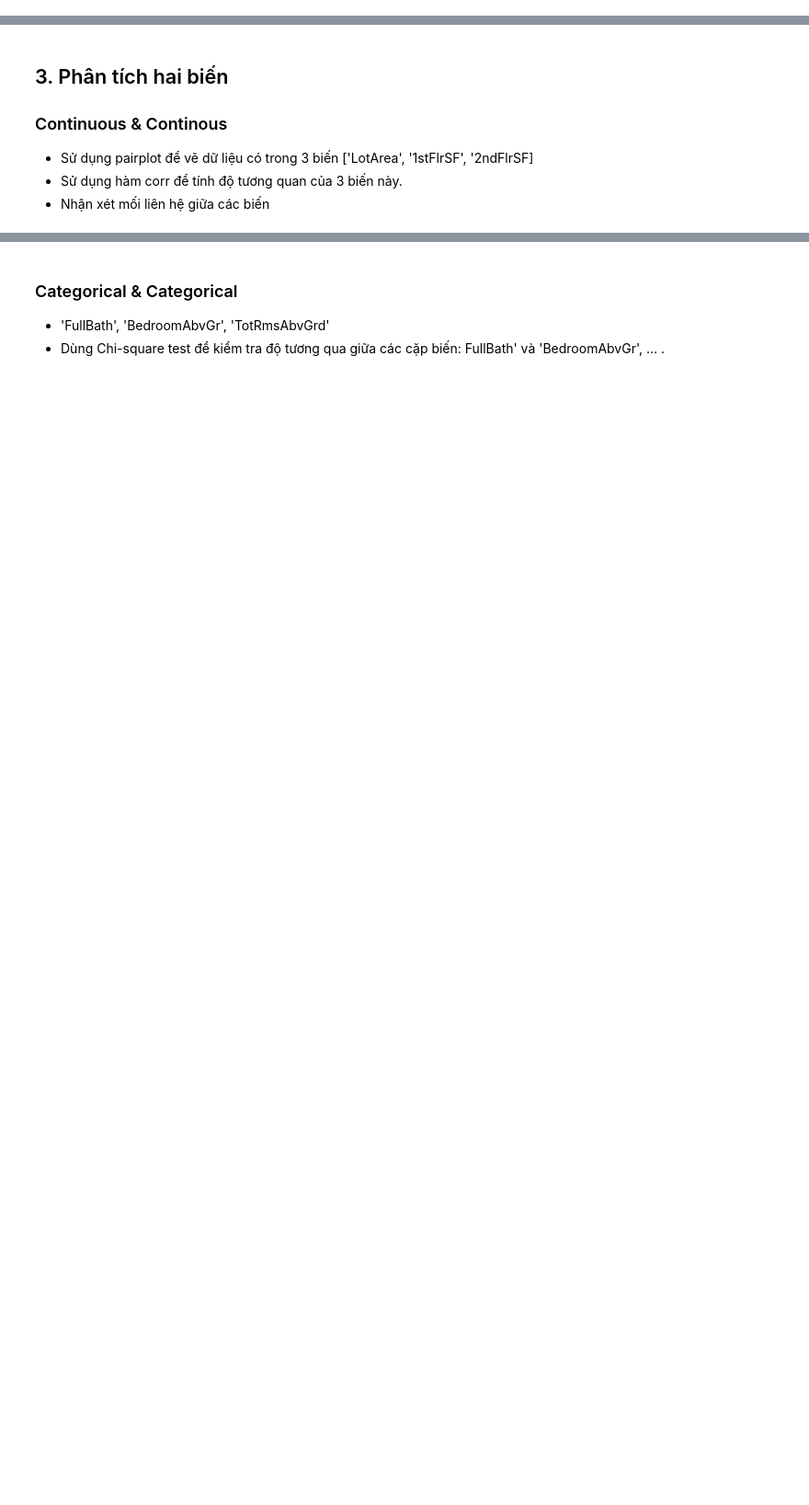
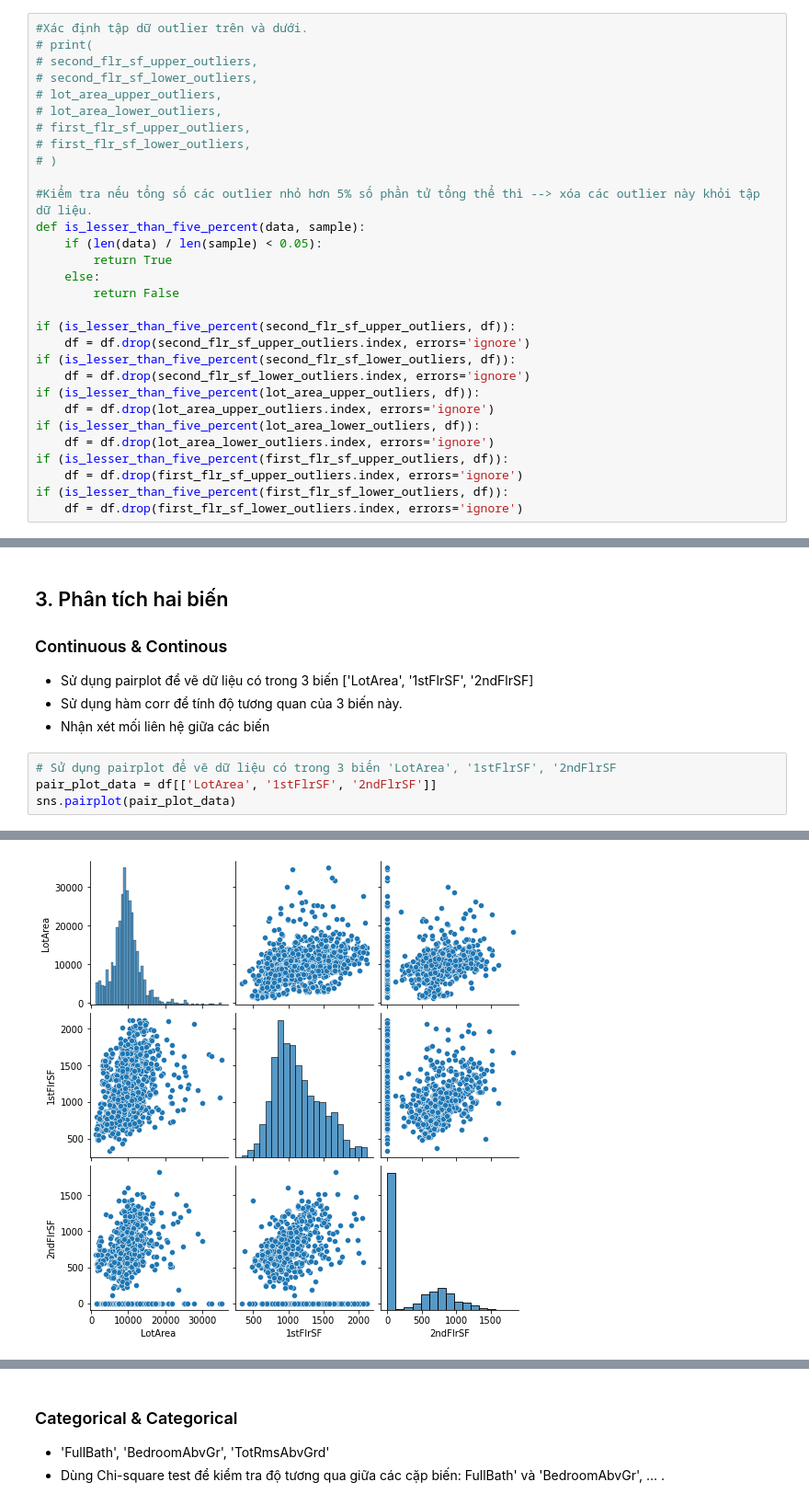
Before and after one commit to kieutridang/Mathematics-and-Statistics-for-Data-Science-, a Jupyter notebook: Bai thi cuoi khoa/Bai thi - Ho va ten hoc vien.ipynb, the cells around one changed output, grey strips where cells are left out. Shown at 92% size. Drawn from its saved outputs; the diff is of its cells as text; blank space fills up the shorter version.

```diff
--- a/Bai thi cuoi khoa/Bai thi - Ho va ten hoc vien.ipynb
+++ b/Bai thi cuoi khoa/Bai thi - Ho va ten hoc vien.ipynb
@@ -83,0 +306,30 @@ features = ['LotArea', 'YearBuilt', '1stFlrSF', '2ndFlrSF', 'FullBath', 'Bedroom
+# %%
+#Xác định tập dữ outlier trên và dưới.
+# print(
+# second_flr_sf_upper_outliers,
+# second_flr_sf_lower_outliers,
+# lot_area_upper_outliers,
+# lot_area_lower_outliers,
+# first_flr_sf_upper_outliers,
+# first_flr_sf_lower_outliers,
+# )
+
+#Kiểm tra nếu tổng số các outlier nhỏ hơn 5% số phần tử tổng thể thì --> xóa các outlier này khỏi tập dữ liệu.
+def is_lesser_than_five_percent(data, sample):
+    if (len(data) / len(sample) < 0.05):
+        return True
+    else:
+        return False
+
+if (is_lesser_than_five_percent(second_flr_sf_upper_outliers, df)):
+    df = df.drop(second_flr_sf_upper_outliers.index, errors='ignore')
+if (is_lesser_than_five_percent(second_flr_sf_lower_outliers, df)):
+    df = df.drop(second_flr_sf_lower_outliers.index, errors='ignore')
+if (is_lesser_than_five_percent(lot_area_upper_outliers, df)):
+    df = df.drop(lot_area_upper_outliers.index, errors='ignore')
+if (is_lesser_than_five_percent(lot_area_lower_outliers, df)):
+    df = df.drop(lot_area_lower_outliers.index, errors='ignore')
+if (is_lesser_than_five_percent(first_flr_sf_upper_outliers, df)):
+    df = df.drop(first_flr_sf_upper_outliers.index, errors='ignore')
+if (is_lesser_than_five_percent(first_flr_sf_lower_outliers, df)):
+    df = df.drop(first_flr_sf_lower_outliers.index, errors='ignore')
@@ -96,3 +414,8 @@ features = ['LotArea', 'YearBuilt', '1stFlrSF', '2ndFlrSF', 'FullBath', 'Bedroom
 - Sử dụng pairplot để vẽ dữ liệu có trong 3 biến ['LotArea', '1stFlrSF', '2ndFlrSF]
 - Sử dụng hàm corr để tính độ tương quan của 3 biến này.
 - Nhận xét mối liên hệ giữa các biến
+# %%
+# Sử dụng pairplot để vẽ dữ liệu có trong 3 biến 'LotArea', '1stFlrSF', '2ndFlrSF
+pair_plot_data = df[['LotArea', '1stFlrSF', '2ndFlrSF']]
+sns.pairplot(pair_plot_data)
+# %% [output]
@@ -98,0 +423 @@ features = ['LotArea', 'YearBuilt', '1stFlrSF', '2ndFlrSF', 'FullBath', 'Bedroom
+[figure, added]
```
Also changed, not shown: parts of 19 cells of this notebook.
